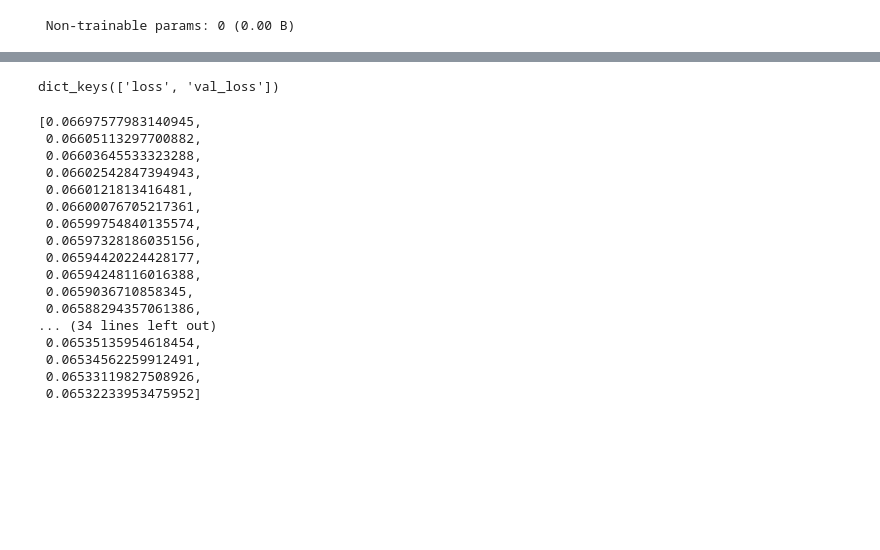
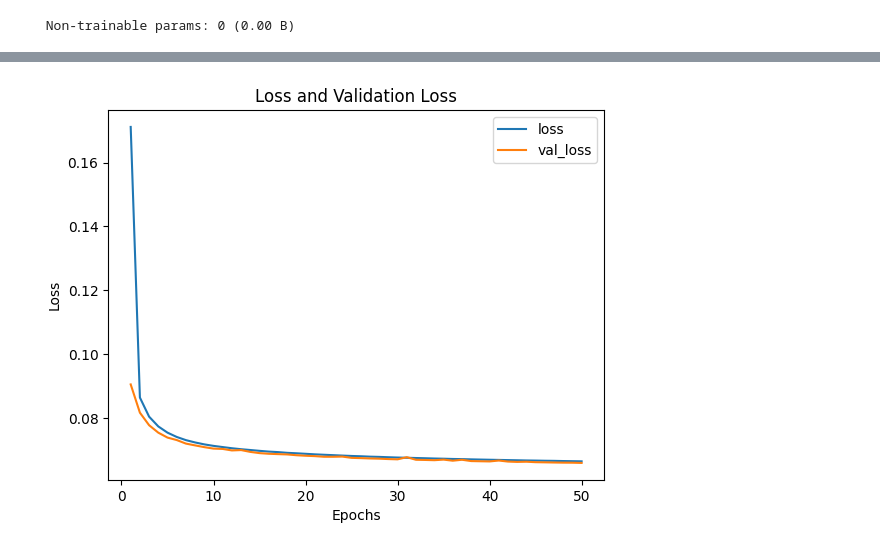
Before and after one commit to harshitgupta323/AutoEncoders-Tensorflow, a Jupyter notebook: Convolutional_AutoEncoder.ipynb, the cells around one changed output, grey strips where cells are left out. Saved outputs shown, nothing was run; the diff lists cells and outputs as text; code cells hidden in the pictures; blank space fills up the shorter version.

Commit message:
Modified Loss graph

```diff
--- a/Convolutional_AutoEncoder.ipynb
+++ b/Convolutional_AutoEncoder.ipynb
@@ -122,26 +123,13 @@ Epoch 50/50
 313/313 ━━━━━━━━━━━━━━━━━━━━ 2s 5ms/step
 [figure]
-# %%
-history.history.keys()
-# %% [output]
-dict_keys(['loss', 'val_loss'])
-# %%
-history.history['loss']
-# %% [output]
-[0.06697577983140945,
- 0.06605113297700882,
- 0.06603645533323288,
- 0.06602542847394943,
- 0.0660121813416481,
- 0.06600076705217361,
- 0.06599754840135574,
- 0.06597328186035156,
- 0.06594420224428177,
- 0.06594248116016388,
- 0.0659036710858345,
- 0.06588294357061386,
-... (34 lines left out)
- 0.06535135954618454,
- 0.06534562259912491,
- 0.06533119827508926,
- 0.06532233953475952]
+# %%
+epochs = list(range(1, 51))
+sns.lineplot(x=epochs, y=history.history['loss'], label='loss')
+sns.lineplot(x=epochs, y=history.history['val_loss'], label='val_loss')
+plt.title('Loss and Validation Loss')
+plt.xlabel('Epochs')
+plt.ylabel('Loss')
+plt.legend()
+plt.show()
+# %% [output]
+[figure, added]
```
Also changed, not shown: parts of 2 cells of this notebook, 1 other file.
